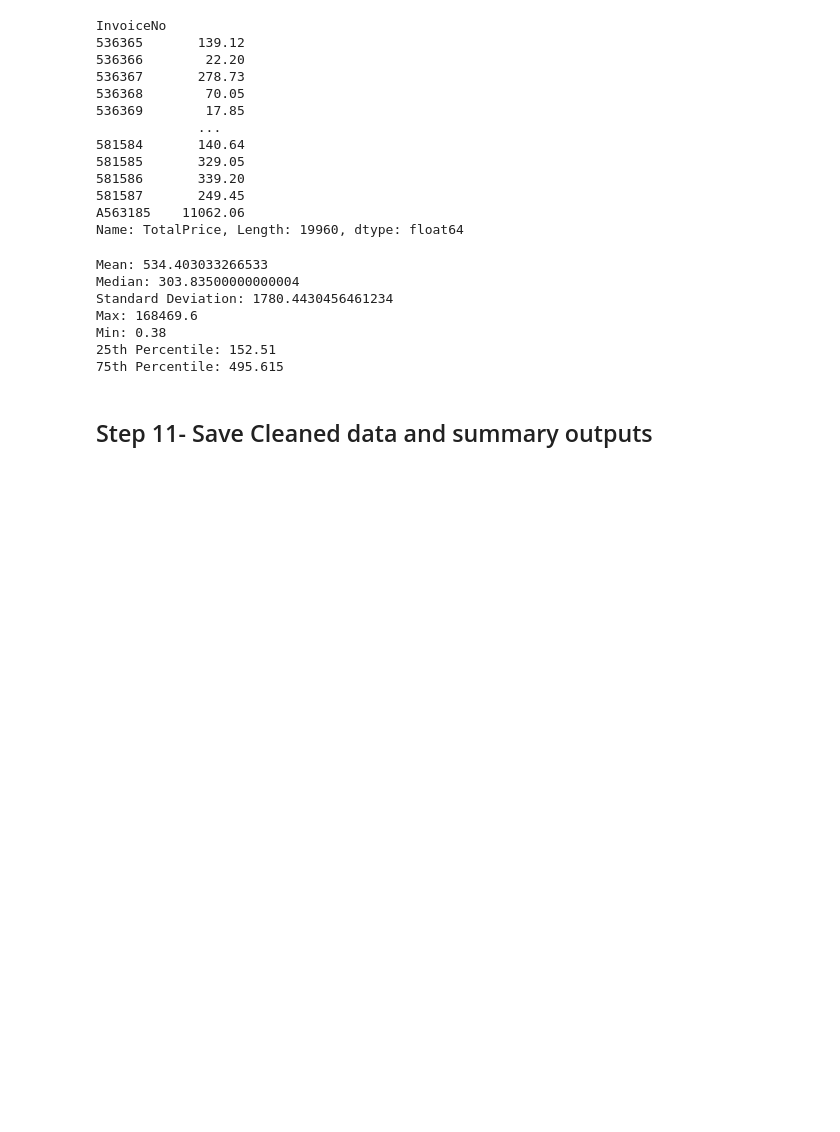
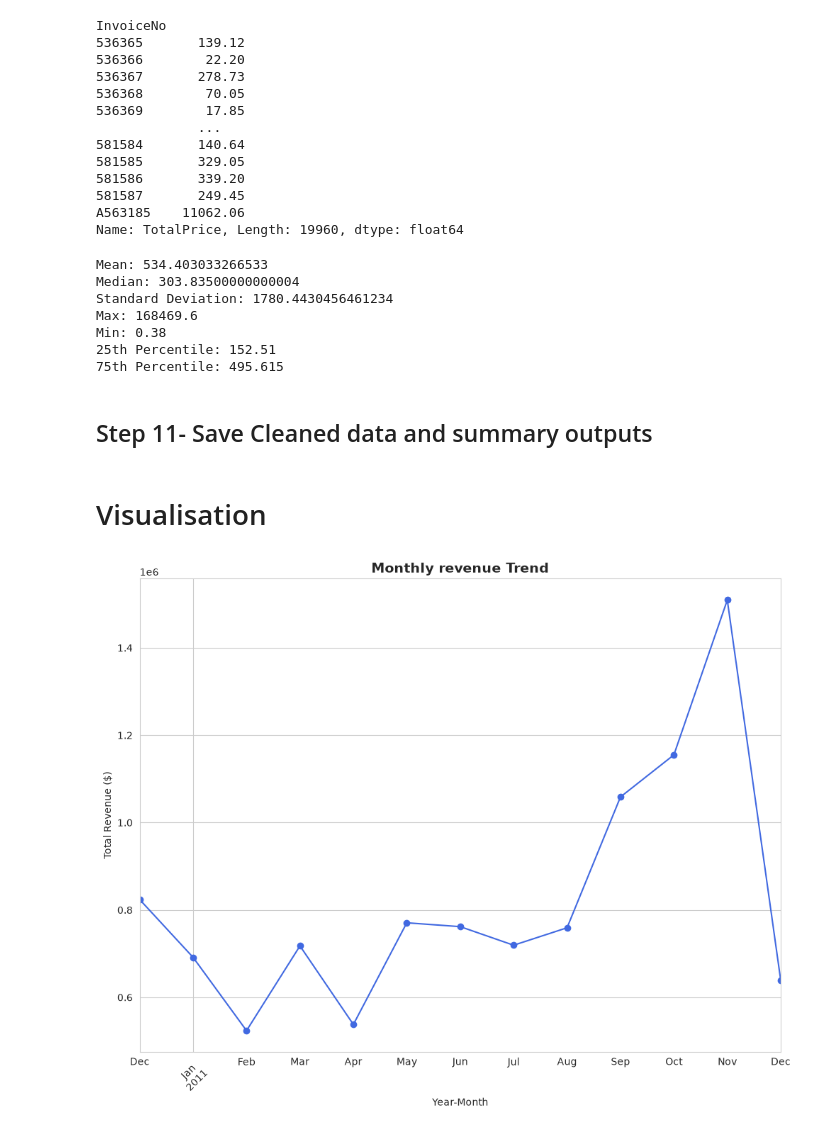
Before and after one commit to 0v0n1/ecom_analyse, a Jupyter notebook: startit.ipynb, the cells around one changed output. Saved outputs shown, nothing was run; the diff lists cells and outputs as text; code cells hidden in the pictures; blank space fills up the shorter version.

```diff
--- a/startit.ipynb
+++ b/startit.ipynb
@@ -397,3 +397,5 @@ Min: 0.38
 df_clean.to_csv("cleaned_ecommerce_data.csv", index=False)
 cust_summary.to_csv("cust_summary.csv")
 country_rev.to_csv("country_rev.csv")
+# %% [markdown]
+# Visualisation
@@ -399,0 +405,14 @@ country_rev.to_csv("country_rev.csv")
+# %%
+sns.set_style("whitegrid")
+plt.rcParams["figure.figsize"]=(10,8)
+
+plt.figure()
+monthly_sales.plot(kind="line", marker="o", color="royalblue")
+plt.title("Monthly revenue Trend", fontsize=14, fontweight="bold")
+plt.xlabel("Year-Month")
+plt.ylabel("Total Revenue ($)")
+plt.xticks(rotation=45)
+plt.tight_layout()
+plt.show()
+# %% [output]
+[figure, added]
```
Also changed, not shown: parts of 9 cells of this notebook, 6 other files.
